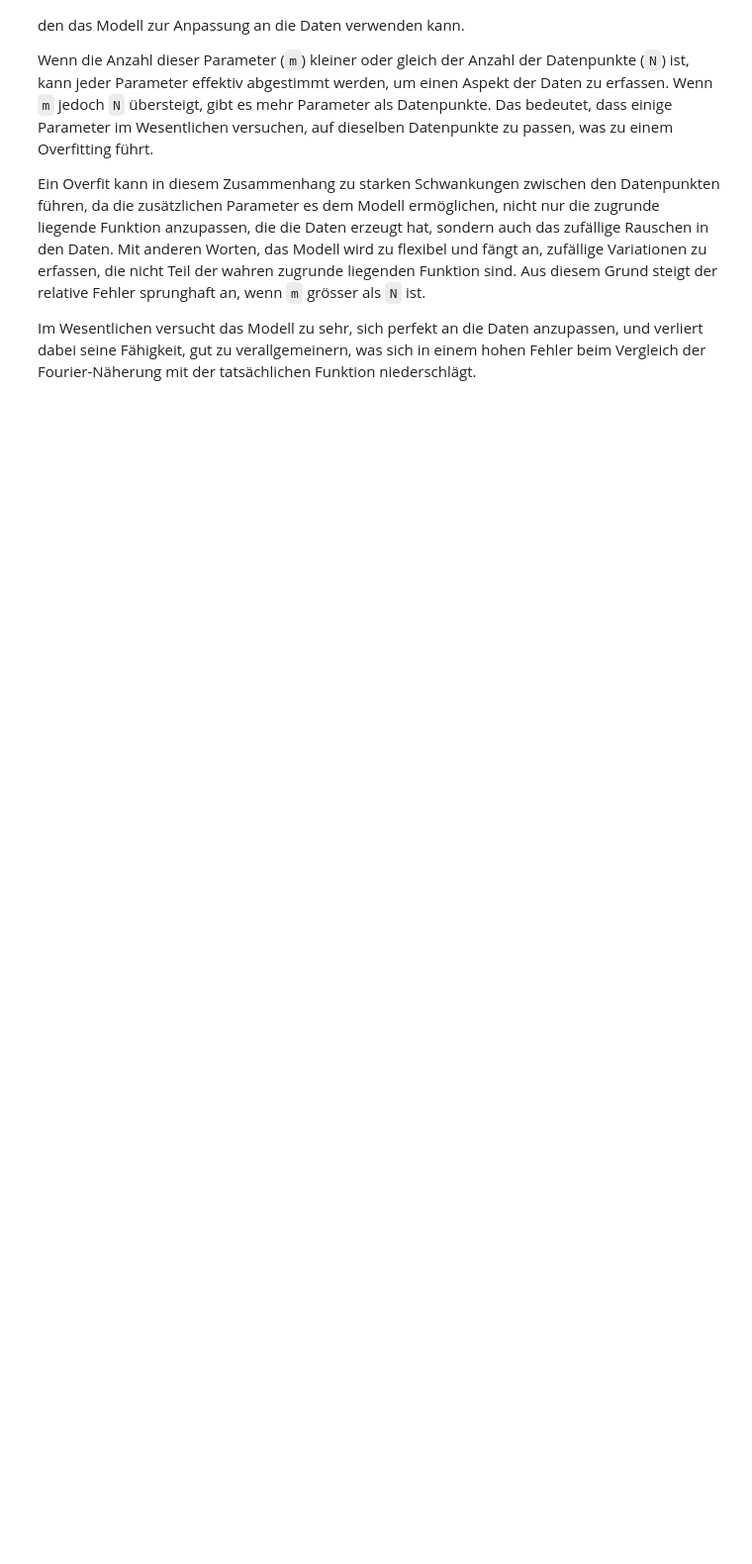
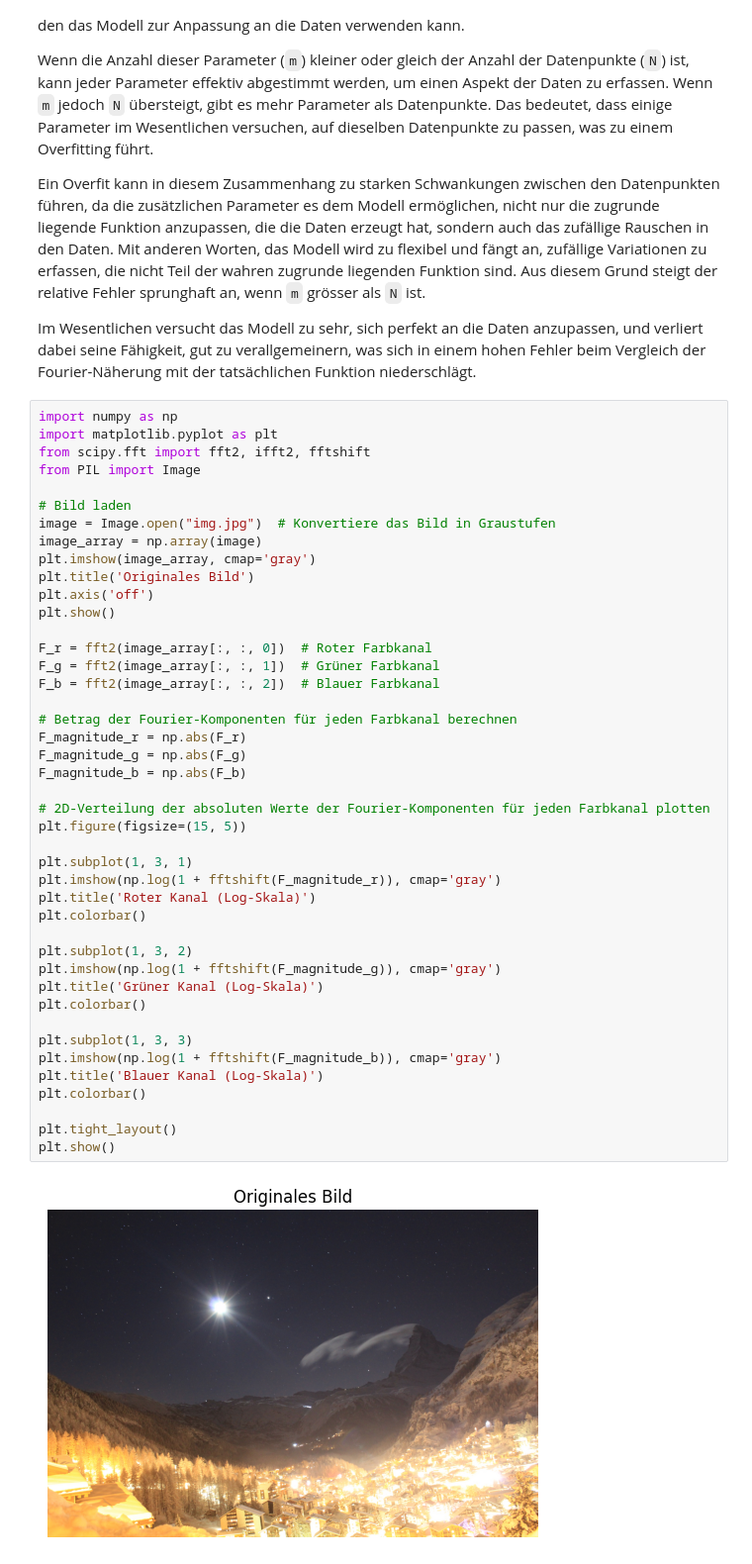
Before and after one commit to iamekerb/vta-MC, a Jupyter notebook: vta_mc2.ipynb, the cells around one changed output. Shown at 99% size. Cells and saved outputs as stored; diff of their text form; blank space fills up the shorter version.

```diff
--- a/vta_mc2.ipynb
+++ b/vta_mc2.ipynb
@@ -321,3 +321,48 @@ Wenn die Anzahl dieser Parameter (`m`) kleiner oder gleich der Anzahl der Datenp
 Ein Overfit kann in diesem Zusammenhang zu starken Schwankungen zwischen den Datenpunkten führen, da die zusätzlichen Parameter es dem Modell ermöglichen, nicht nur die zugrunde liegende Funktion anzupassen, die die Daten erzeugt hat, sondern auch das zufällige Rauschen in den Daten. Mit anderen Worten, das Modell wird zu flexibel und fängt an, zufällige Variationen zu erfassen, die nicht Teil der wahren zugrunde liegenden Funktion sind. Aus diesem Grund steigt der relative Fehler sprunghaft an, wenn `m` grösser als `N` ist.
 
 Im Wesentlichen versucht das Modell zu sehr, sich perfekt an die Daten anzupassen, und verliert dabei seine Fähigkeit, gut zu verallgemeinern, was sich in einem hohen Fehler beim Vergleich der Fourier-Näherung mit der tatsächlichen Funktion niederschlägt.
+# %%
+import numpy as np
+import matplotlib.pyplot as plt
+from scipy.fft import fft2, ifft2, fftshift
+from PIL import Image
+
+# Bild laden
+image = Image.open("img.jpg")  # Konvertiere das Bild in Graustufen
+image_array = np.array(image)
+plt.imshow(image_array, cmap='gray')
+plt.title('Originales Bild')
+plt.axis('off')
+plt.show()
+
+F_r = fft2(image_array[:, :, 0])  # Roter Farbkanal
+F_g = fft2(image_array[:, :, 1])  # Grüner Farbkanal
+F_b = fft2(image_array[:, :, 2])  # Blauer Farbkanal
+
+# Betrag der Fourier-Komponenten für jeden Farbkanal berechnen
+F_magnitude_r = np.abs(F_r)
+F_magnitude_g = np.abs(F_g)
+F_magnitude_b = np.abs(F_b)
+
+# 2D-Verteilung der absoluten Werte der Fourier-Komponenten für jeden Farbkanal plotten
+plt.figure(figsize=(15, 5))
+
+plt.subplot(1, 3, 1)
+plt.imshow(np.log(1 + fftshift(F_magnitude_r)), cmap='gray')
+plt.title('Roter Kanal (Log-Skala)')
+plt.colorbar()
+
+plt.subplot(1, 3, 2)
+plt.imshow(np.log(1 + fftshift(F_magnitude_g)), cmap='gray')
+plt.title('Grüner Kanal (Log-Skala)')
+plt.colorbar()
+
+plt.subplot(1, 3, 3)
+plt.imshow(np.log(1 + fftshift(F_magnitude_b)), cmap='gray')
+plt.title('Blauer Kanal (Log-Skala)')
+plt.colorbar()
+
+plt.tight_layout()
+plt.show()
+# %% [output]
+[figure, added]
```
Also changed, not shown: parts of 4 cells of this notebook, 2 other files.
